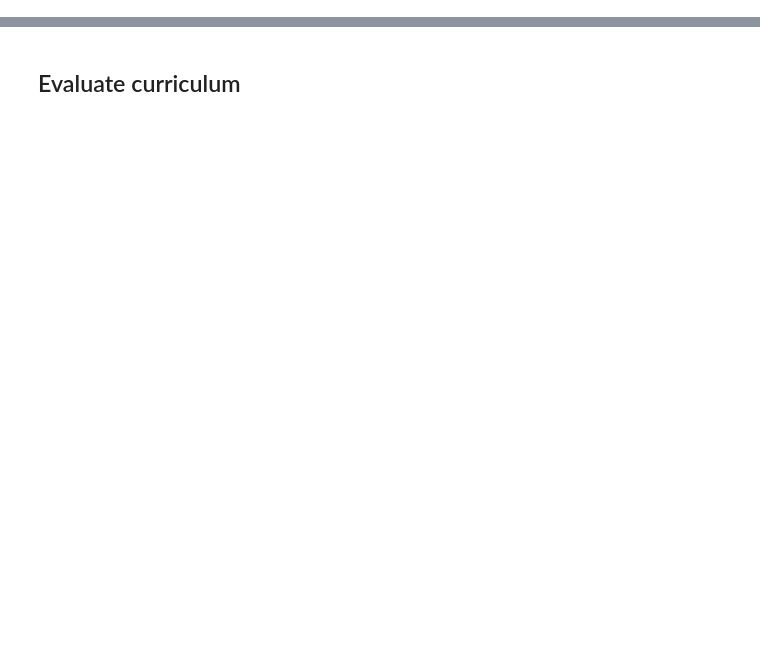
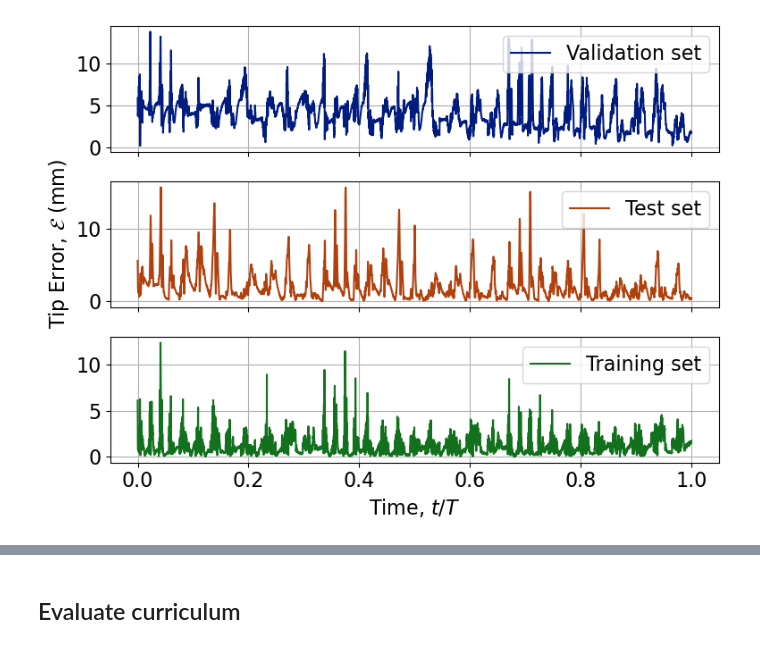
Before and after one commit to noobcode/soft_tex, a Jupyter notebook: notebooks/validate.ipynb, the cells around one changed output, grey strips where cells are left out. Cells and saved outputs as stored; diff of their text form; code cells hidden in the pictures; blank space fills up the shorter version.

```diff
--- a/notebooks/validate.ipynb
+++ b/notebooks/validate.ipynb
@@ -205,36 +220,38 @@ plt.show()
 # %%
 sampling_frequency = 50 # Hz
 n_samples_1 = errors_1.shape[0]
 n_samples_2 = errors_2.shape[0]
 n_samples_3 = errors_3.shape[0]
 
 total_time_1 = n_samples_1 / sampling_frequency
 total_time_2 = n_samples_2 / sampling_frequency
 total_time_3 = n_samples_3 / sampling_frequency
 
 t_1 = np.linspace(0, total_time_1, num=n_samples_1)
 t_2 = np.linspace(0, total_time_2, num=n_samples_2)
 t_3 = np.linspace(0, total_time_3, num=n_samples_3)
 
-fig, (ax1, ax2, ax3) =  plt.subplots(figsize=(8,6), nrows=3, ncols=1, sharex=True, dpi=600)
+fig, (ax1, ax2, ax3) =  plt.subplots(figsize=(8,6), nrows=3, ncols=1, sharex=True, dpi=100)
 ax1.plot(t_1/t_1[-1], errors_1, color=name_to_curve_color[set_index_to_name_dict[1]], label=set_index_to_name_dict[1])
 ax2.plot(t_2/t_2[-1], errors_2, color=name_to_curve_color[set_index_to_name_dict[2]], label=set_index_to_name_dict[2])
 ax3.plot(t_3/t_3[-1], errors_3, color=name_to_curve_color[set_index_to_name_dict[3]], label=set_index_to_name_dict[3])
 
 ax1.legend(loc='upper right')
 ax2.legend(loc='upper right')
 ax3.legend(loc='upper right')
 ax1.grid()
 ax2.grid()
 ax3.grid()
 
 plt.xlabel('Time, $t/T$')
 ax2.set_ylabel('Tip Error, $\mathcal{E}$ (mm)')
 plt.tight_layout()
-plt.savefig(fname='../figures/error_time_series.pdf', bbox_inches='tight')
-plt.savefig(fname='../figures/error_time_series.png', bbox_inches='tight')
-plt.savefig(fname='../figures/error_time_series.svg', bbox_inches='tight')
+#plt.savefig(fname='../figures/error_time_series.pdf', bbox_inches='tight', dpi=600)
+#plt.savefig(fname='../figures/error_time_series.png', bbox_inches='tight', dpi=600)
+#plt.savefig(fname='../figures/error_time_series.svg', bbox_inches='tight', dpi=600)
 plt.show()
+# %% [output]
+[figure, added]
 # %%
 real_pos_tips = results_dict['dataset_res_sens_pos_%d.mat' % TS_idx]['real_pos_tips']
 pred_pos_tips = results_dict['dataset_res_sens_pos_%d.mat' % TS_idx]['pred_pos_tips']
```
Also changed, not shown: parts of 22 cells of this notebook, 6 other files.
